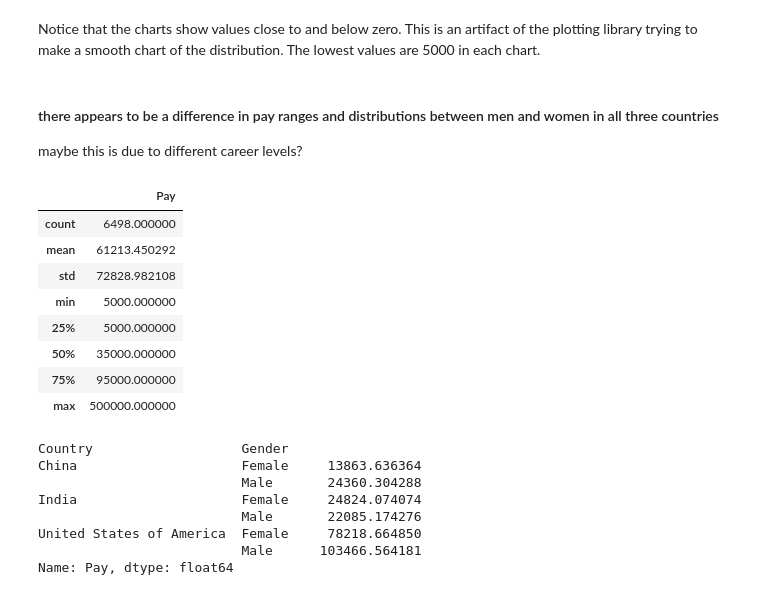
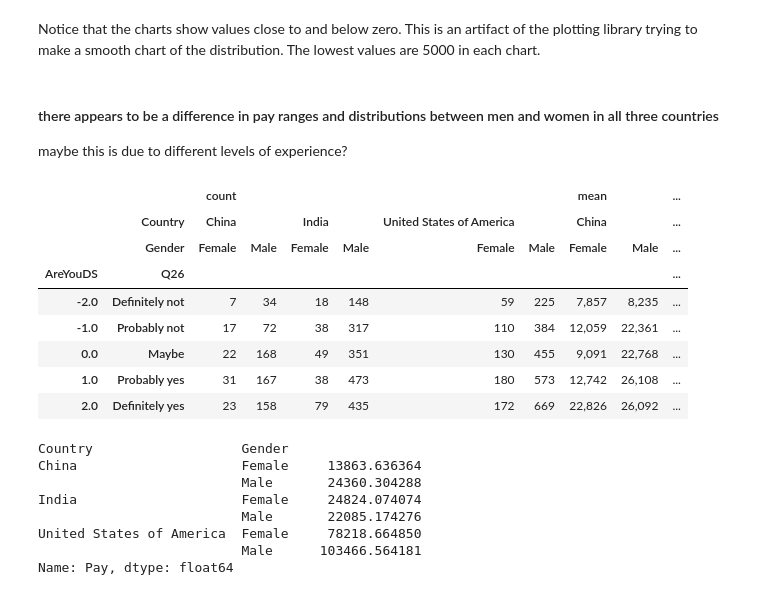
Before and after one commit to Lindstaedt/Kaggle-2018-Survey-Analysis, a Jupyter notebook: analysis.ipynb, the cells around one changed output. Cells and saved outputs as stored; diff of their text form; code cells hidden in the pictures.

```diff
--- a/analysis.ipynb
+++ b/analysis.ipynb
@@ -304,20 +304,28 @@ Notice that the charts show values close to and below zero. This is an artifact
 # %% [markdown]
 #### there appears to be a difference in pay ranges and distributions between men and women in all three countries
 
-maybe this is due to different career levels?
+maybe this is due to different levels of experience?
-# %%
-df_top3_countries.loc[((df_top3_countries.Gender == 'Female') | (df_top3_countries.Gender == 'Male'))
-                                         & (df_top3_countries.Pay.notnull())][['Pay']].describe()
-# %% [output]
-|  | Pay |
-| count | 6498.000000 |
-| mean | 61213.450292 |
-| std | 72828.982108 |
-| min | 5000.000000 |
-| 25% | 5000.000000 |
-| 50% | 35000.000000 |
-| 75% | 95000.000000 |
-| max | 500000.000000 |
+# %%
+
+
+df_top3_countries \
+    .loc[((df_top3_countries.Gender == 'Female') | (df_top3_countries.Gender == 'Male'))] \
+    .pivot_table(values='Pay',
+                 index=['AreYouDS', 'Q26'],
+                 columns=['Country','Gender'],
+                 aggfunc=['count', np.mean]) \
+    .style.background_gradient(axis='rows', subset=['mean'], cmap=sns.light_palette("green", as_cmap=True)) \
+    .format("{:,.0f}")
+# %% [output]
+|  |  | count |  |  |  |  |  | mean |  | ... |
+|  | Country | China |  | India |  | United States of America |  | China |  | ... |
+|  | Gender | Female | Male | Female | Male | Female | Male | Female | Male | ... |
+| AreYouDS | Q26 |  |  |  |  |  |  |  |  | ... |
+| -2.0 | Definitely not | 7 | 34 | 18 | 148 | 59 | 225 | 7,857 | 8,235 | ... |
+| -1.0 | Probably not | 17 | 72 | 38 | 317 | 110 | 384 | 12,059 | 22,361 | ... |
+| 0.0 | Maybe | 22 | 168 | 49 | 351 | 130 | 455 | 9,091 | 22,768 | ... |
+| 1.0 | Probably yes | 31 | 167 | 38 | 473 | 180 | 573 | 12,742 | 26,108 | ... |
+| 2.0 | Definitely yes | 23 | 158 | 79 | 435 | 172 | 669 | 22,826 | 26,092 | ... |
 # %%
 df_top3_countries.loc[((df_top3_countries.Gender == 'Female') | (df_top3_countries.Gender == 'Male'))] \
     .groupby(['Country', 'Gender'])['Pay'].mean()
```
Also changed, not shown: parts of 6 cells of this notebook, 1 other file.
